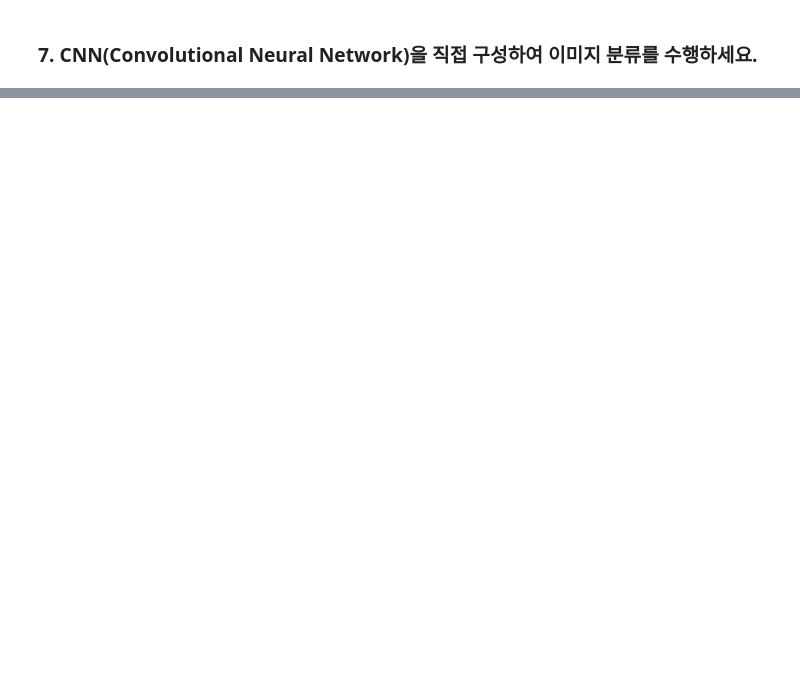
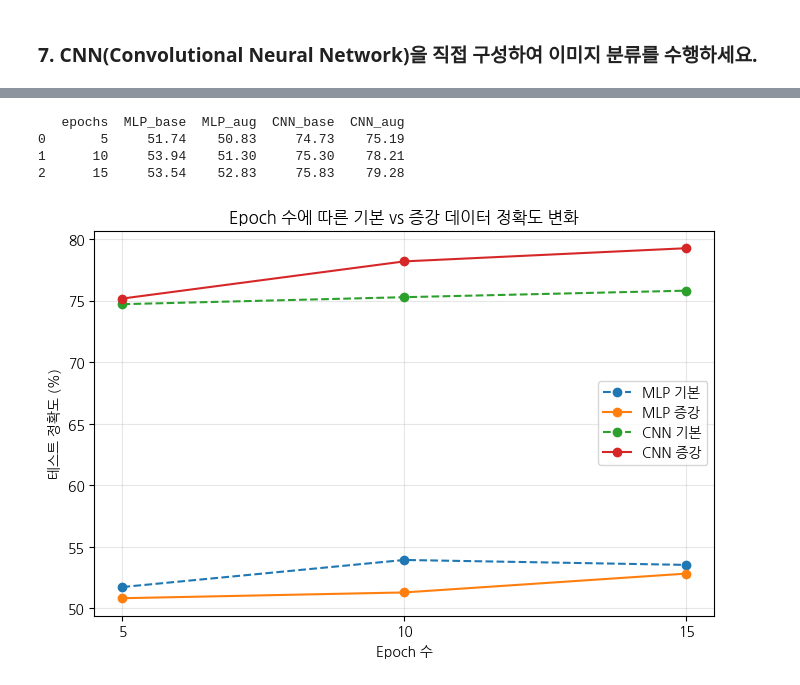
Before and after one commit to 100-hours-a-week/KTB4-Kaia-AI, a Jupyter notebook: weekly-challenge/week-04/weekly_challenge.ipynb, the cells around one changed output, grey strips where cells are left out. Drawn from its saved outputs; the diff is of its cells as text; code cells hidden in the pictures; blank space fills up the shorter version.

Commit message:
feat(week-04): update epoch-based augmentation experiment and add README

```diff
--- a/weekly-challenge/week-04/weekly_challenge.ipynb
+++ b/weekly-challenge/week-04/weekly_challenge.ipynb
@@ -753,0 +852,20 @@ print("=" * 50)
+# %%
+# epoch 수를 인자로 받아 모델을 처음부터 학습하고 테스트 정확도를 반환
+def train_and_evaluate(model_class, loader, epochs, **model_kwargs):
+    model = model_class(**model_kwargs)
+    criterion = nn.CrossEntropyLoss()
+    optimizer = optim.Adam(model.parameters(), lr=0.001)
+
+    for epoch in range(epochs):
+        model.train()
+        running_loss = 0.0
+        for inputs, labels in loader:
+            optimizer.zero_grad()
+            outputs = model(inputs)
+            loss = criterion(outputs, labels)
+            loss.backward()
+            optimizer.step()
+            running_loss += loss.item()
+        print(f"    Epoch [{epoch+1}/{epochs}] Loss: {running_loss/len(loader):.4f}")
+
+    return evaluate(model, test_loader)
@@ -753,0 +916,27 @@ print("=" * 50)
+# %%
+# 결과 표 + 그래프로 비교
+df_epoch = pd.DataFrame(epoch_results)
+print(df_epoch)
+
+plt.figure(figsize=(8, 5))
+for col, label, style in [
+    ("MLP_base", "MLP 기본", "--"),
+    ("MLP_aug",  "MLP 증강", "-"),
+    ("CNN_base", "CNN 기본", "--"),
+    ("CNN_aug",  "CNN 증강", "-"),
+]:
+    plt.plot(df_epoch["epochs"], df_epoch[col], style, marker='o', label=label)
+
+plt.xlabel("Epoch 수")
+plt.ylabel("테스트 정확도 (%)")
+plt.title("Epoch 수에 따른 기본 vs 증강 데이터 정확도 변화")
+plt.xticks(epoch_list)
+plt.legend()
+plt.grid(alpha=0.3)
+plt.show()
+# %% [output]
+   epochs  MLP_base  MLP_aug  CNN_base  CNN_aug
+0       5     51.74    50.83     74.73    75.19
+1      10     53.94    51.30     75.30    78.21
+2      15     53.54    52.83     75.83    79.28
+[figure, added]
```
Also changed, not shown: parts of 18 cells of this notebook, 1 other file.
